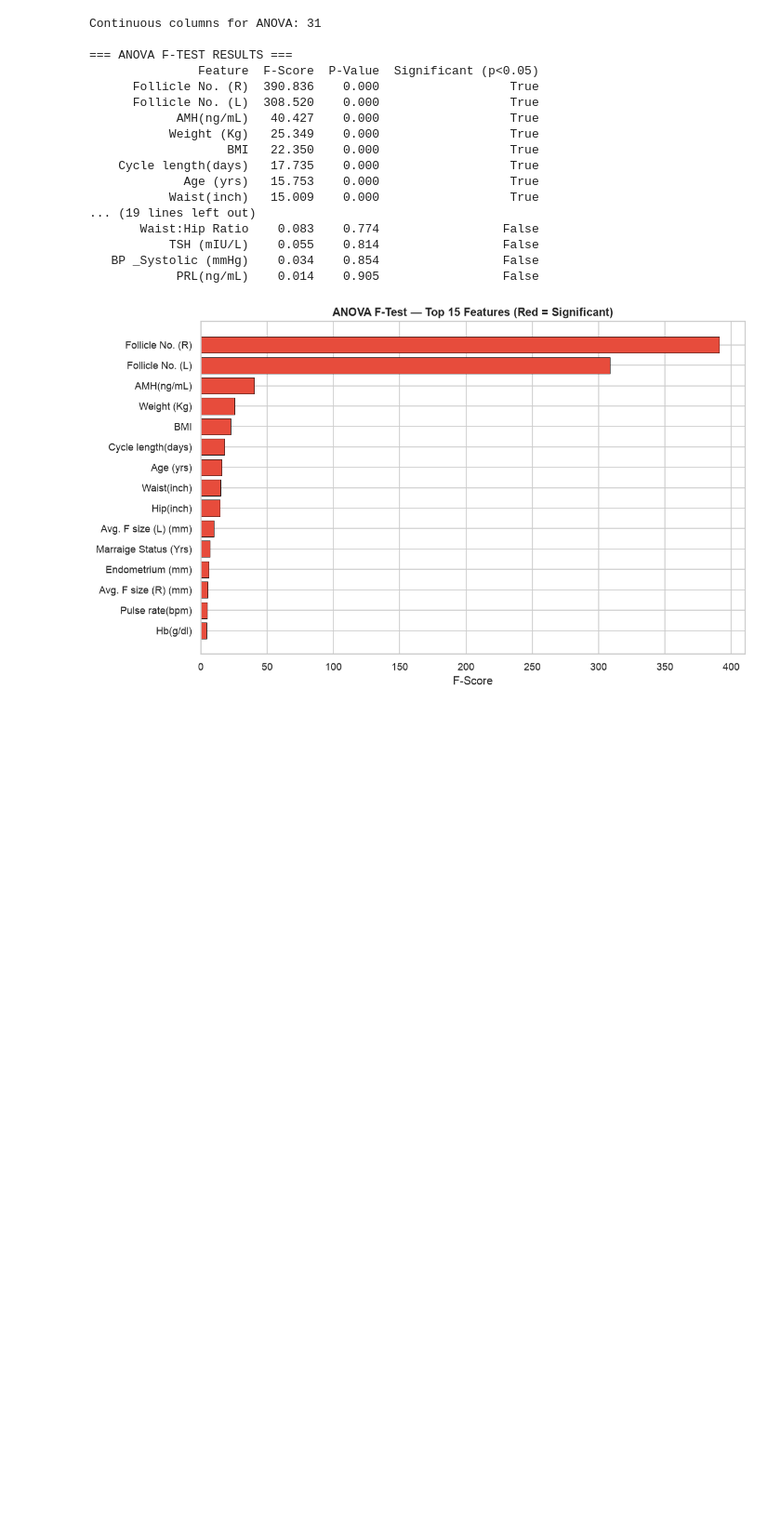
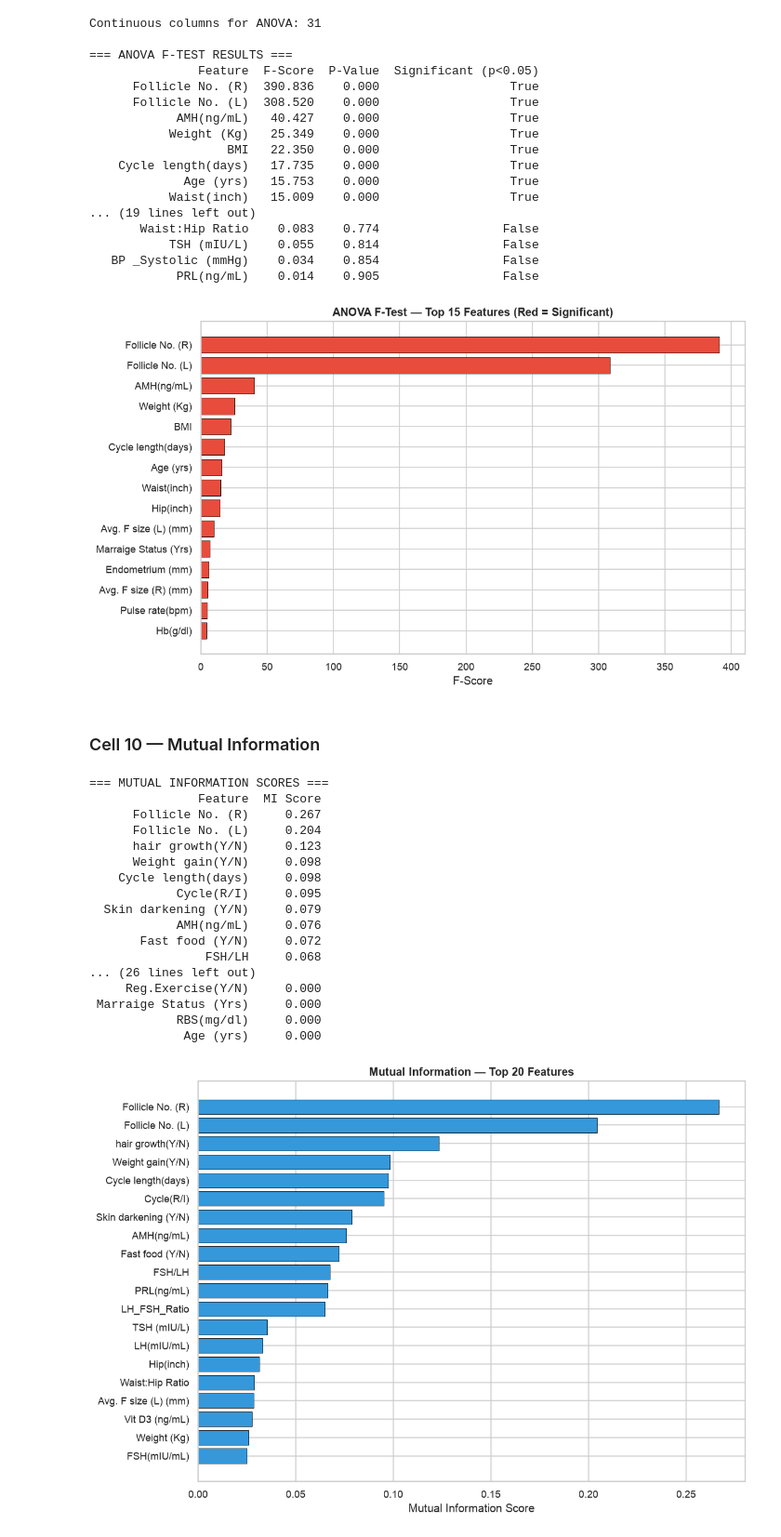
Before and after one commit to annnx7172-cell/PMOS_PROJECT, a Jupyter notebook: notebook/Block2_Preprocessing.ipynb, the cells around one changed output. Shown at 93% size. Drawn from its saved outputs; the diff is of its cells as text; code cells hidden in the pictures; blank space fills up the shorter version.

```diff
--- a/notebook/Block2_Preprocessing.ipynb
+++ b/notebook/Block2_Preprocessing.ipynb
@@ -287,3 +287,49 @@ Continuous columns for ANOVA: 31
    BP _Systolic (mmHg)    0.034    0.854                 False
             PRL(ng/mL)    0.014    0.905                 False
 [figure]
+# %% [markdown]
+### Cell 10 — Mutual Information
+# %%
+X_filled = X.fillna(X.median())
+
+mi_scores = mutual_info_classif(X_filled, y, random_state=42)
+
+mi_df = pd.DataFrame({
+    'Feature' : X.columns,
+    'MI Score': mi_scores
+}).sort_values('MI Score', ascending=False)
+
+print('=== MUTUAL INFORMATION SCORES ===')
+print(mi_df.to_string(index=False))
+
+# Plot top 20
+top_mi = mi_df.head(20)
+plt.figure(figsize=(10, 7))
+plt.barh(top_mi['Feature'], top_mi['MI Score'],
+         color='#3498db', edgecolor='black', linewidth=0.5)
+plt.xlabel('Mutual Information Score')
+plt.title('Mutual Information — Top 20 Features',
+          fontsize=12, fontweight='bold')
+plt.gca().invert_yaxis()
+plt.tight_layout()
+plt.savefig('outputs/plots/B2_03_mutual_information.png', bbox_inches='tight')
+plt.show()
+# %% [output]
+=== MUTUAL INFORMATION SCORES ===
+               Feature  MI Score
+      Follicle No. (R)     0.267
+      Follicle No. (L)     0.204
+      hair growth(Y/N)     0.123
+      Weight gain(Y/N)     0.098
+    Cycle length(days)     0.098
+            Cycle(R/I)     0.095
+  Skin darkening (Y/N)     0.079
+            AMH(ng/mL)     0.076
+       Fast food (Y/N)     0.072
+                FSH/LH     0.068
+... (26 lines left out)
+     Reg.Exercise(Y/N)     0.000
+ Marraige Status (Yrs)     0.000
+            RBS(mg/dl)     0.000
+             Age (yrs)     0.000
+[figure, added]
```
Also changed, not shown: parts of 4 cells of this notebook.
